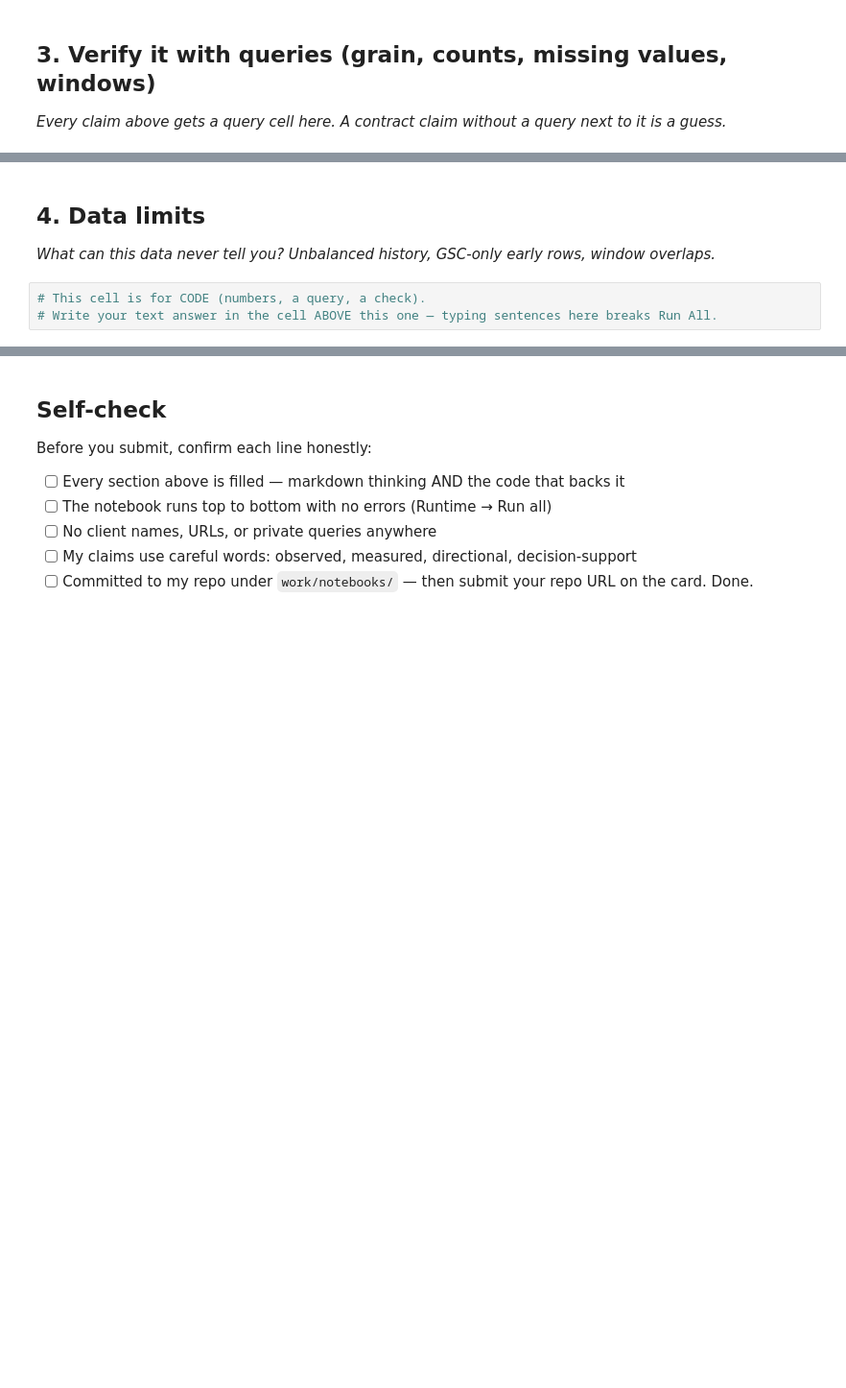
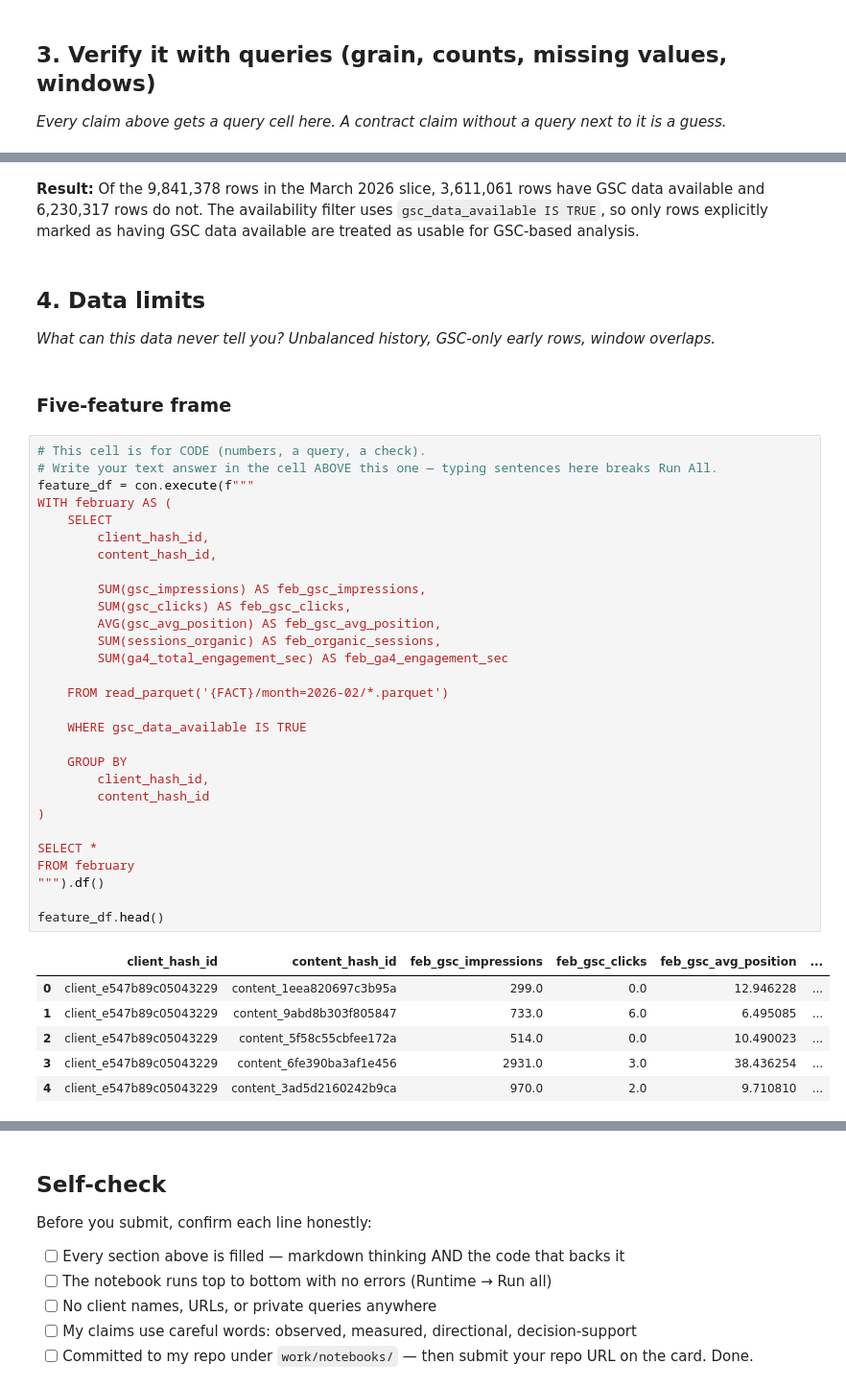
Before and after one commit to aniqaatiq842-commits/Flyrank-ML-INTERNSHIP, a Jupyter notebook: work/notebooks/w03_data_contract.ipynb, the cells around one changed output, grey strips where cells are left out. Shown at 96% size. Drawn from its saved outputs; the diff is of its cells as text; blank space fills up the shorter version.

```diff
--- a/work/notebooks/w03_data_contract.ipynb
+++ b/work/notebooks/w03_data_contract.ipynb
@@ -30,7 +216,44 @@ This skeleton is yours to fill. Work the sections **in order** — each one has
+# %% [markdown]
+**Result:** Of the 9,841,378 rows in the March 2026 slice, 3,611,061 rows have GSC data available and 6,230,317 rows do not. The availability filter uses `gsc_data_available IS TRUE`, so only rows explicitly marked as having GSC data available are treated as usable for GSC-based analysis.
 # %% [markdown]
 ## 4. Data limits
 
 *What can this data never tell you? Unbalanced history, GSC-only early rows, window overlaps.*
+# %% [markdown]
+### Five-feature frame
 # %%
 # This cell is for CODE (numbers, a query, a check).
 # Write your text answer in the cell ABOVE this one — typing sentences here breaks Run All.
+feature_df = con.execute(f"""
+WITH february AS (
+    SELECT
+        client_hash_id,
+        content_hash_id,
+
+        SUM(gsc_impressions) AS feb_gsc_impressions,
+        SUM(gsc_clicks) AS feb_gsc_clicks,
+        AVG(gsc_avg_position) AS feb_gsc_avg_position,
+        SUM(sessions_organic) AS feb_organic_sessions,
+        SUM(ga4_total_engagement_sec) AS feb_ga4_engagement_sec
+
+    FROM read_parquet('{FACT}/month=2026-02/*.parquet')
+
+    WHERE gsc_data_available IS TRUE
+
+    GROUP BY
+        client_hash_id,
+        content_hash_id
+)
+
+SELECT *
+FROM february
+""").df()
+
+feature_df.head()
+# %% [output]
+|  | client_hash_id | content_hash_id | feb_gsc_impressions | feb_gsc_clicks | feb_gsc_avg_position | ... |
+| 0 | client_e547b89c05043229 | content_1eea820697c3b95a | 299.0 | 0.0 | 12.946228 | ... |
+| 1 | client_e547b89c05043229 | content_9abd8b303f805847 | 733.0 | 6.0 | 6.495085 | ... |
+| 2 | client_e547b89c05043229 | content_5f58c55cbfee172a | 514.0 | 0.0 | 10.490023 | ... |
+| 3 | client_e547b89c05043229 | content_6fe390ba3af1e456 | 2931.0 | 3.0 | 38.436254 | ... |
+| 4 | client_e547b89c05043229 | content_3ad5d2160242b9ca | 970.0 | 2.0 | 9.710810 | ... |
```
Also changed, not shown: parts of 29 cells of this notebook.
